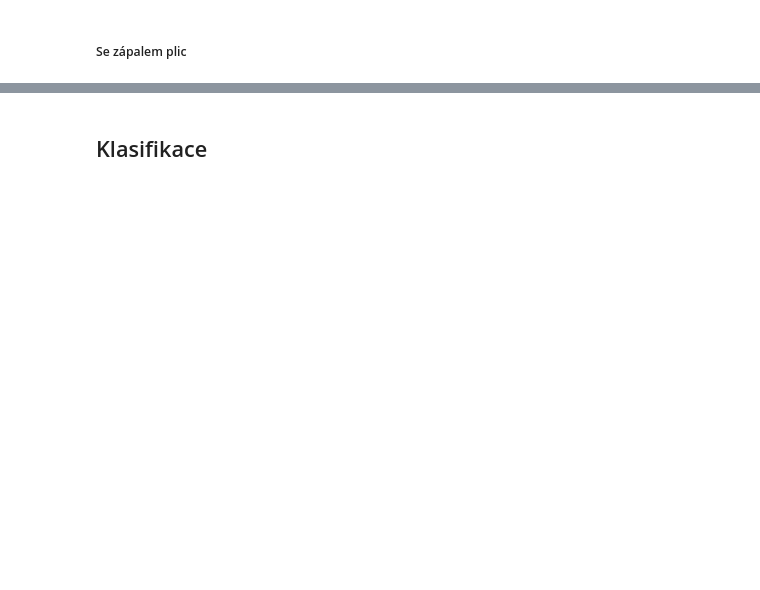
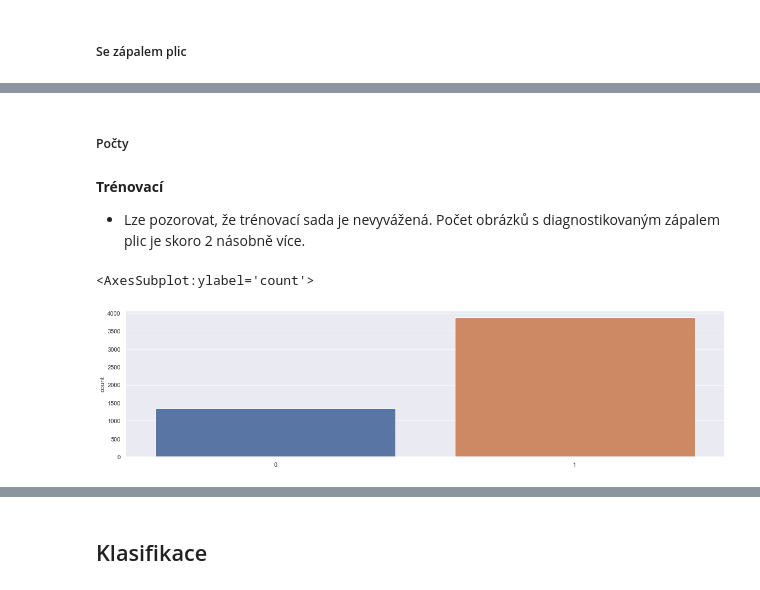
Before and after one commit to pro0255/MAD-IV-CNN, a Jupyter notebook: cnn.ipynb, the cells around one changed output, grey strips where cells are left out. Drawn from its saved outputs; the diff is of its cells as text; code cells hidden in the pictures; blank space fills up the shorter version.

```diff
--- a/cnn.ipynb
+++ b/cnn.ipynb
@@ -43,2 +86,17 @@ Deadline is 3. 4. 2022
 # %% [markdown]
 ## Pomocné metody
+# %%
+def load_data(data_dir):
+    data = list()
+    for label in LABELS:
+        path = os.path.join(data_dir, label)
+        class_num = LABELS.index(label)
+        for img in os.listdir(path):
+            try:
+                img_arr = cv2.imread(os.path.join(path, img), cv2.IMREAD_GRAYSCALE)
+                resized_arr = cv2.resize(img_arr, (IMG_SIZE, IMG_SIZE))
+                data.append([resized_arr, class_num])
+            except Exception as e:
+                print(e)
+
+    return np.array(data)
@@ -78,0 +212,13 @@ Deadline is 3. 4. 2022
+# %% [markdown]
+##### Počty
+# %% [markdown]
+**Trénovací**
+
+- Lze pozorovat, že trénovací sada je nevyvážená. Počet obrázků s diagnostikovaným zápalem plic je skoro 2 násobně více.
+# %%
+plt.figure(figsize=(20, 5))
+sns.set_theme(style="darkgrid")
+sns.countplot(y_train_raw)
+# %% [output]
+<AxesSubplot:ylabel='count'>
+[figure, added]
```
Also changed, not shown: parts of 42 cells of this notebook.
